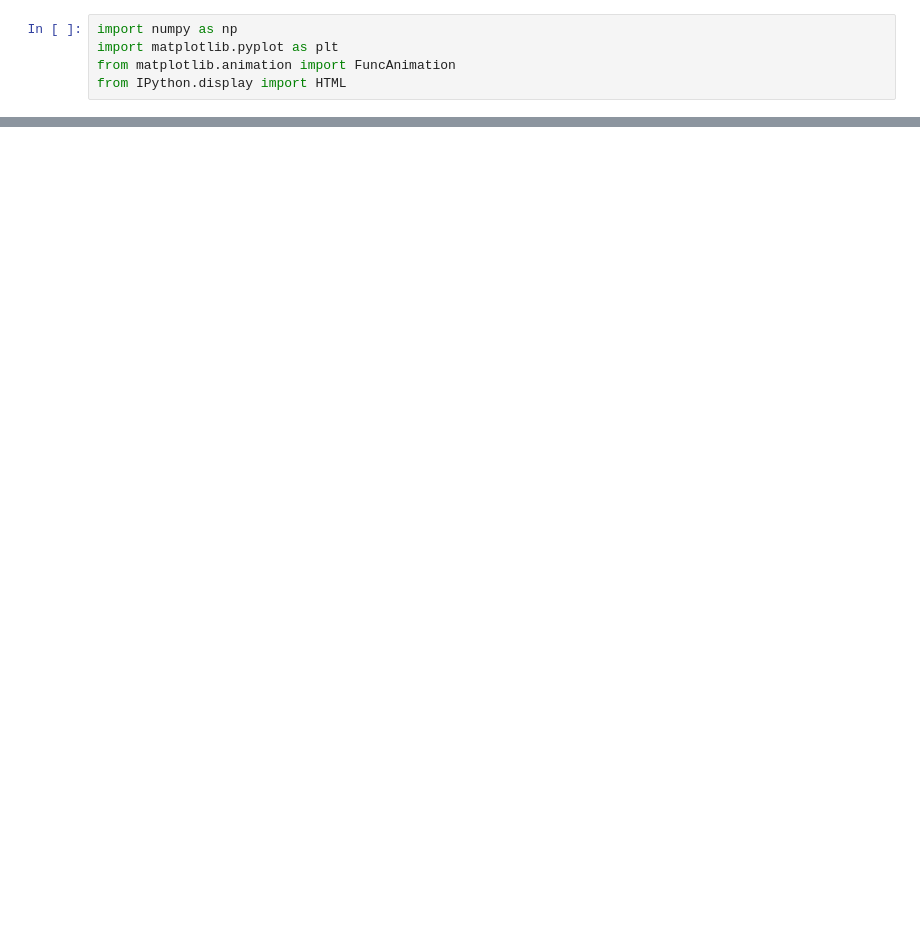
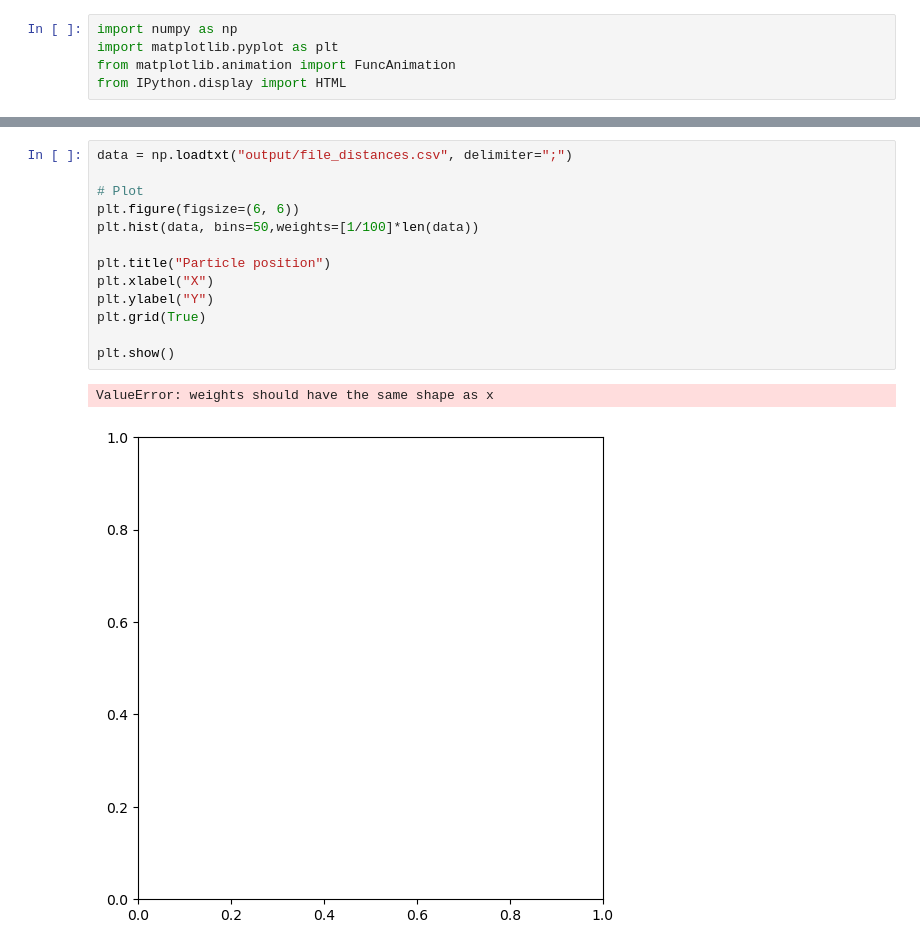
Before and after one commit to Sparisi01/montecarlo_particles_simulation, a Jupyter notebook: data_analysis.ipynb, the cells around one changed output, grey strips where cells are left out. Drawn from its saved outputs; the diff is of its cells as text; blank space fills up the shorter version.

```diff
--- a/data_analysis.ipynb
+++ b/data_analysis.ipynb
@@ -39,0 +43,16 @@ plt.show()
+# %%
+data = np.loadtxt("output/file_distances.csv", delimiter=";")
+
+# Plot
+plt.figure(figsize=(6, 6))
+plt.hist(data, bins=50,weights=[1/100]*len(data))
+
+plt.title("Particle position")
+plt.xlabel("X")
+plt.ylabel("Y")
+plt.grid(True)
+
+plt.show()
+# %% [output]
+ValueError: weights should have the same shape as x
+[figure, added]
```
Also changed, not shown: parts of 2 cells of this notebook, 6 other files.
